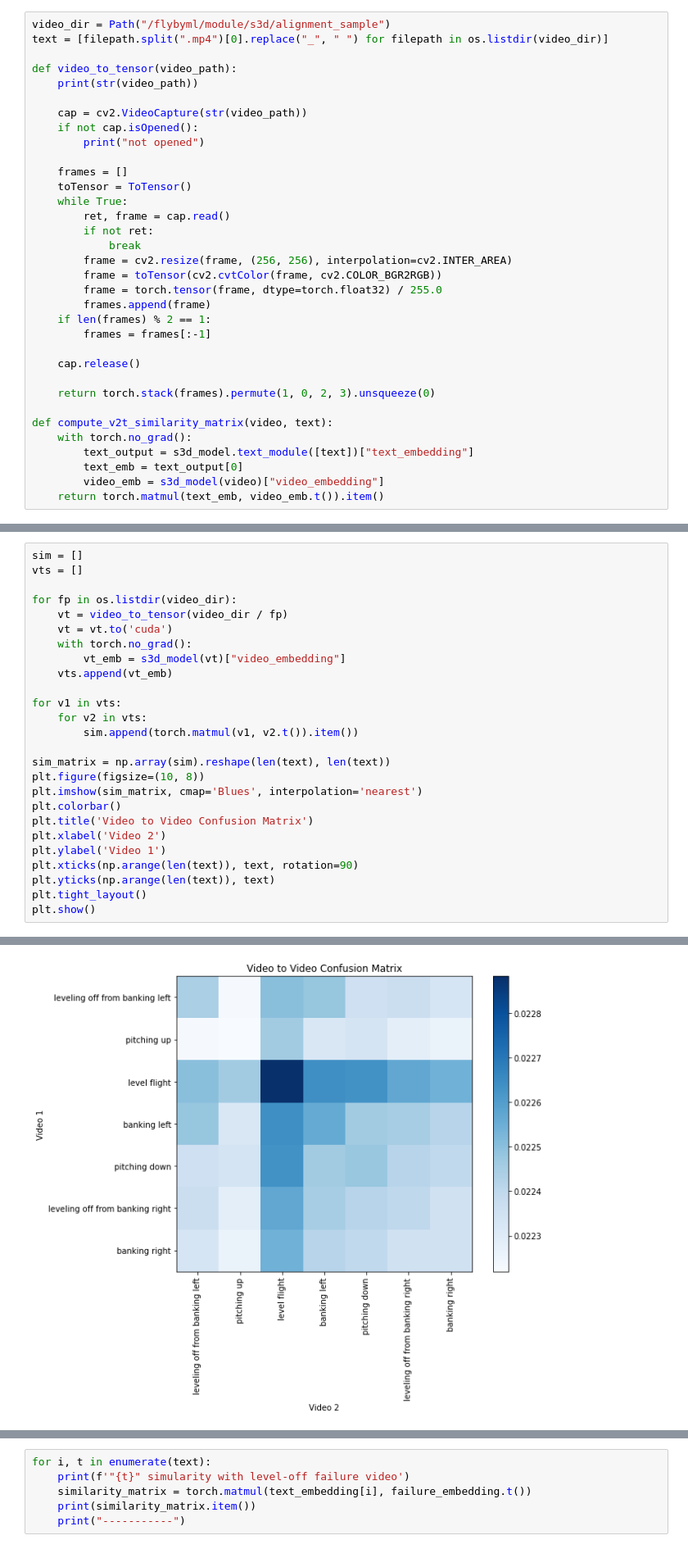
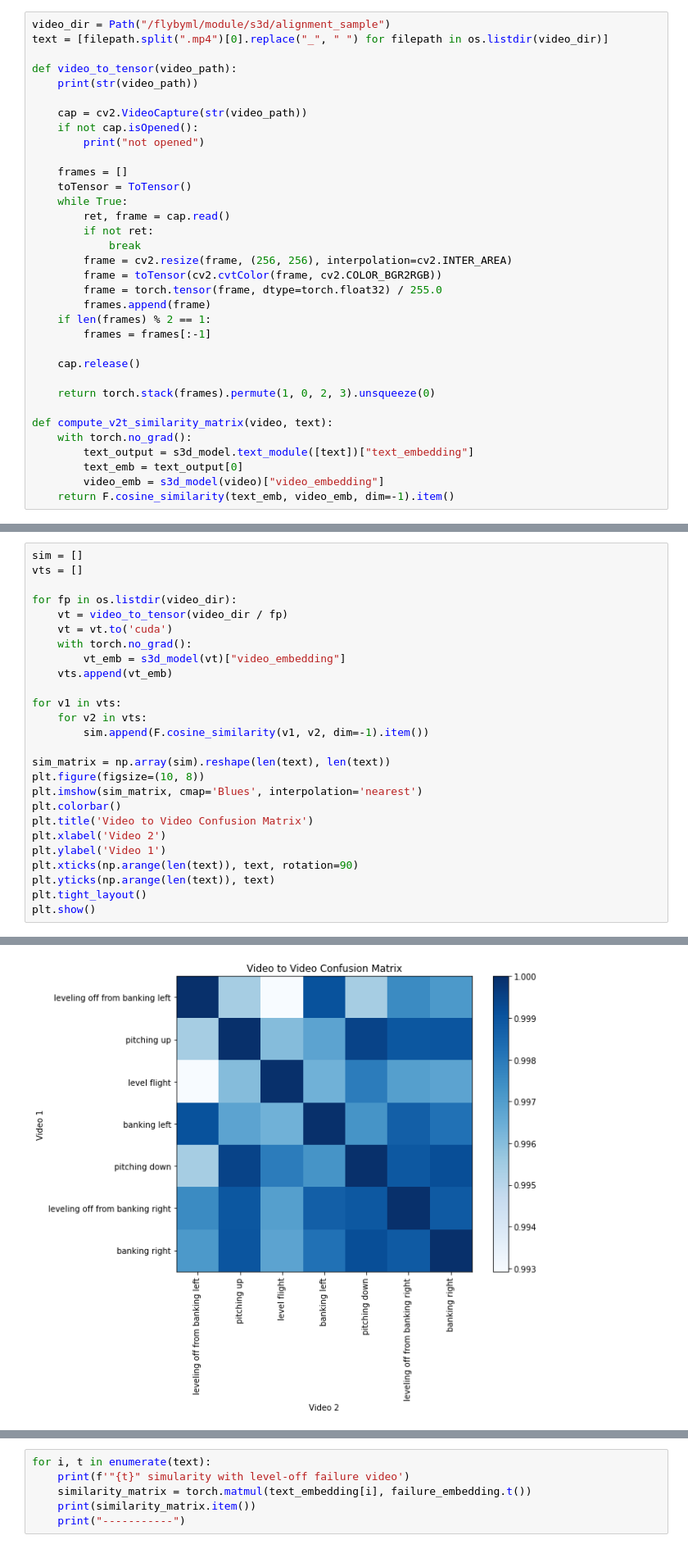
Before and after one commit to litcoderr/flybyml, a Jupyter notebook: module/s3d/test.ipynb, the cells around one changed output, grey strips where cells are left out. Shown at 82% size. Cells and saved outputs as stored; diff of their text form.

Commit message:
fix: to cosine similarity

```diff
--- a/module/s3d/test.ipynb
+++ b/module/s3d/test.ipynb
@@ -48,7 +49,7 @@ def compute_v2t_similarity_matrix(video, text):
         text_output = s3d_model.text_module([text])["text_embedding"]
         text_emb = text_output[0]
         video_emb = s3d_model(video)["video_embedding"]
-    return torch.matmul(text_emb, video_emb.t()).item()
+    return F.cosine_similarity(text_emb, video_emb, dim=-1).item()
 # %%
 sim = []
 
@@ -92,35 +93,35 @@ vts = []
 
 for fp in os.listdir(video_dir):
     vt = video_to_tensor(video_dir / fp)
     vt = vt.to('cuda')
     with torch.no_grad():
         vt_emb = s3d_model(vt)["video_embedding"]
     vts.append(vt_emb)
 
 for v1 in vts:
     for v2 in vts:
-        sim.append(torch.matmul(v1, v2.t()).item())
+        sim.append(F.cosine_similarity(v1, v2, dim=-1).item())
 
 sim_matrix = np.array(sim).reshape(len(text), len(text))
 plt.figure(figsize=(10, 8))
 plt.imshow(sim_matrix, cmap='Blues', interpolation='nearest')
 plt.colorbar()
 plt.title('Video to Video Confusion Matrix')
 plt.xlabel('Video 2')
 plt.ylabel('Video 1')
 plt.xticks(np.arange(len(text)), text, rotation=90)
 plt.yticks(np.arange(len(text)), text)
 plt.tight_layout()
 plt.show()
 # %% [output]
 /flybyml/module/s3d/alignment_sample/leveling_off_from_banking_left.mp4
 /flybyml/module/s3d/alignment_sample/pitching_up.mp4
 /flybyml/module/s3d/alignment_sample/level_flight.mp4
 /flybyml/module/s3d/alignment_sample/banking_left.mp4
 /flybyml/module/s3d/alignment_sample/pitching_down.mp4
 /flybyml/module/s3d/alignment_sample/leveling_off_from_banking_right.mp4
 /flybyml/module/s3d/alignment_sample/banking_right.mp4
-[figure, old version]
+[figure, new version]
 # %%
 import os
 
```
Also changed, not shown: parts of 2 cells of this notebook.
